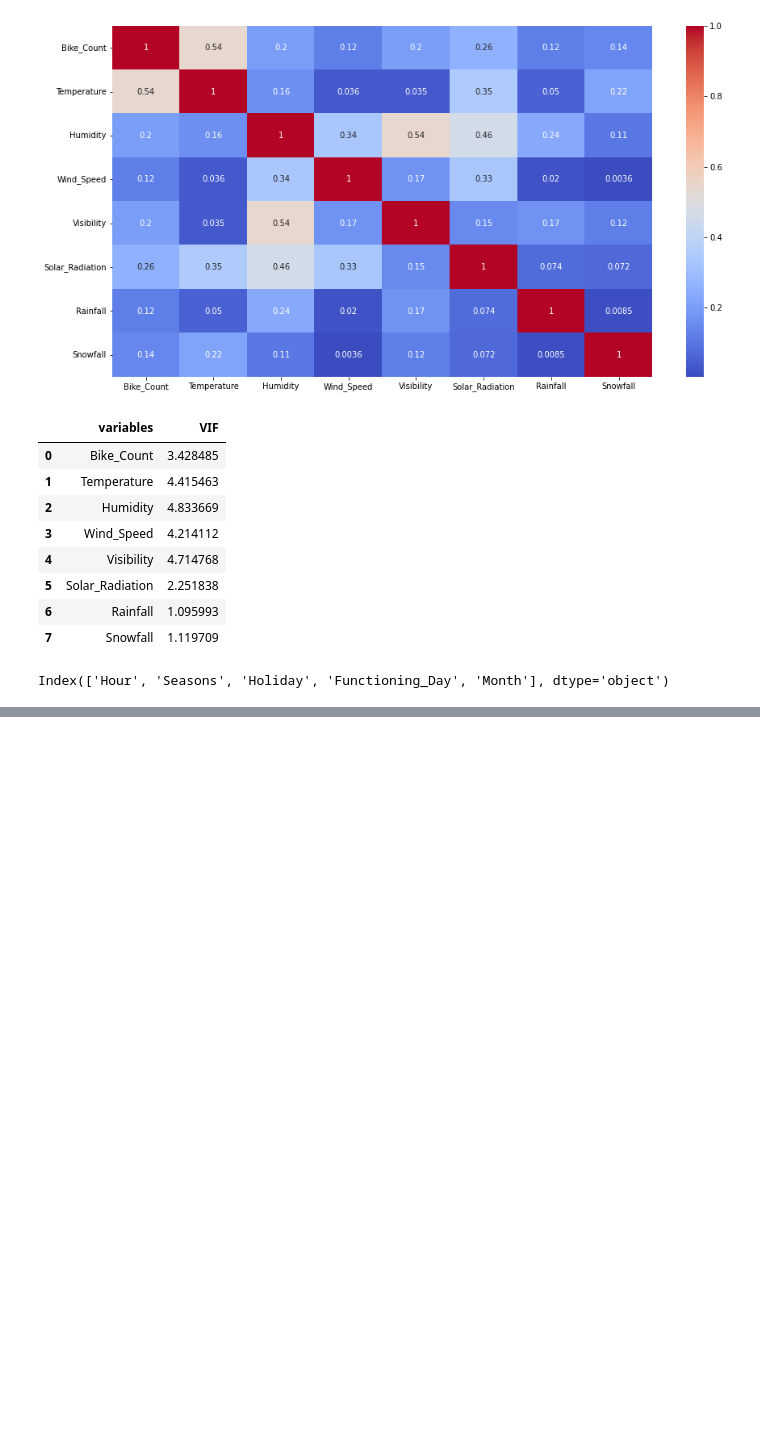
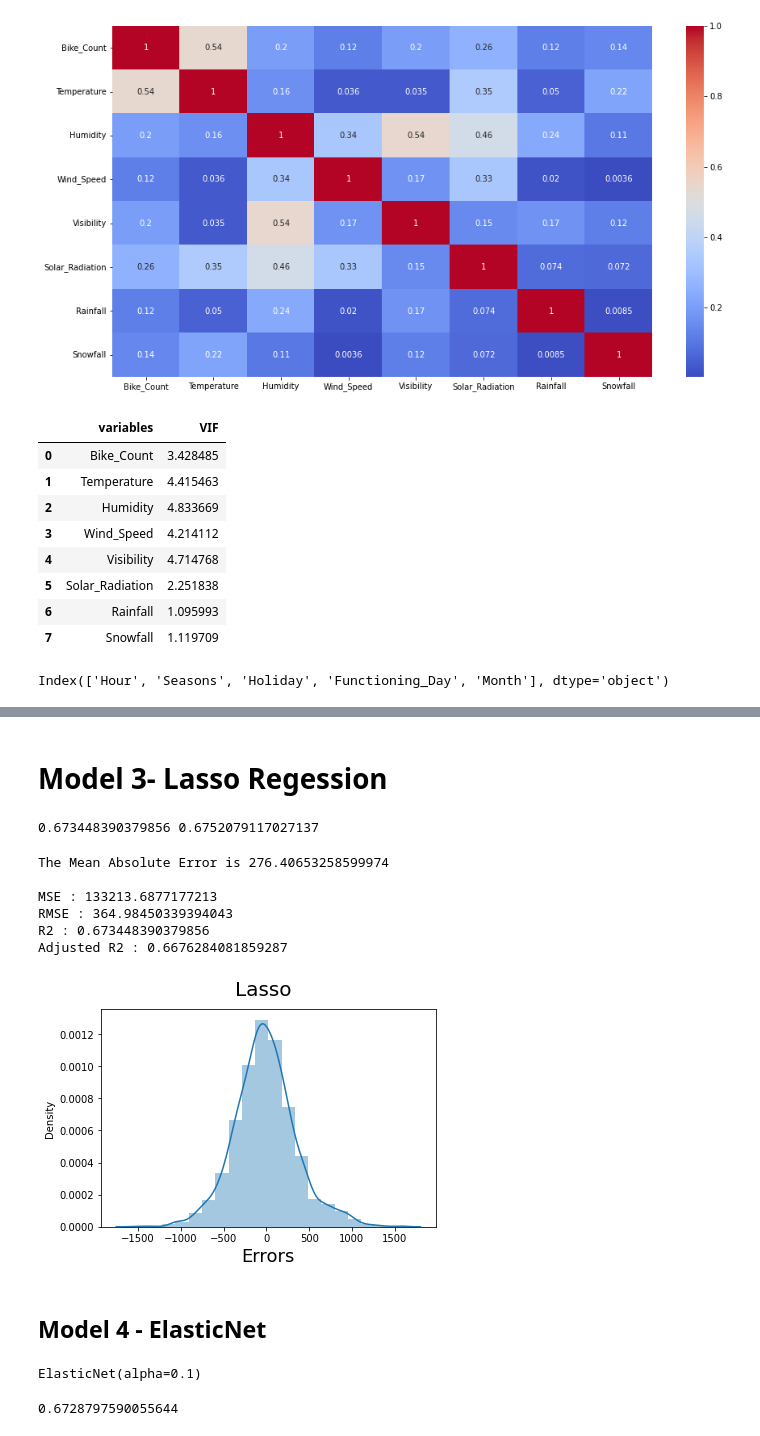
Before and after one commit to junaiskv94/Bike-SHaring-Demand-Prediction, a Jupyter notebook: Bike_Sharing_Demand_Prediction_Capstone_Project.ipynb, the cells around one changed output, grey strips where cells are left out. Cells and saved outputs as stored; diff of their text form; code cells hidden in the pictures; blank space fills up the shorter version.

```diff
--- a/Bike_Sharing_Demand_Prediction_Capstone_Project.ipynb
+++ b/Bike_Sharing_Demand_Prediction_Capstone_Project.ipynb
@@ -563,7 +562,7 @@ calc_vif(data[[i for i in data.describe().columns if i not in ['Rented_Bike_Coun
 | 6 | Rainfall | 1.095993 |
 | 7 | Snowfall | 1.119709 |
 # %%
-data_pred = data.copy()
+data_pred = my_data.copy()
 # %%
 data_pred['Month']=data_pred['Month'].astype('object')
 # %%
@@ -575,0 +757,58 @@ Index(['Hour', 'Seasons', 'Holiday', 'Functioning_Day', 'Month'], dtype='object'
+# %% [markdown]
+# Model 3- Lasso Regession
+# %%
+# Create an instance of Lasso Regression implementation
+from sklearn.linear_model import Lasso
+lasso = Lasso(alpha=1.0, max_iter=3000)
+# Fit the Lasso model
+lasso.fit(X_train, y_train)
+# Create the model score
+print(lasso.score(X_test, y_test), lasso.score(X_train, y_train))
+# %% [output]
+0.673448390379856 0.6752079117027137
+# %%
+#get the X_train and X-test value
+y_pred_train_lasso=lasso.predict(X_train)
+y_pred_test_lasso=lasso.predict(X_test)
+# %%
+resid = y_test - y_pred_test_lasso
+# Mean Absolute Error
+MAE_l = np.mean(np.abs(resid))
+print('The Mean Absolute Error is',MAE_l)
+print()
+
+from sklearn.metrics import mean_squared_error
+#calculate MSE
+MSE_l= mean_squared_error((y_test), (y_pred_test_lasso))
+print("MSE :",MSE_l)
+
+#calculate RMSE
+RMSE_l=np.sqrt(MSE_l)
+print("RMSE :",RMSE_l)
+
+
+
+from sklearn.metrics import r2_score
+#calculate r2 and adjusted r2
+r2_l= r2_score(y_test, y_pred_test_lasso)
+print("R2 :",r2_l)
+Adjusted_R2_l = (1-(1-r2_score(y_test, y_pred_test_lasso))*((X_test.shape[0]-1)/(X_test.shape[0]-X_test.shape[1]-1)) )
+print("Adjusted R2 :",1-(1-r2_score(y_test, y_pred_test_lasso))*((X_test.shape[0]-1)/(X_test.shape[0]-X_test.shape[1]-1)) )
+# %% [output]
+The Mean Absolute Error is 276.40653258599974
+
+MSE : 133213.6877177213
+RMSE : 364.98450339394043
+R2 : 0.673448390379856
+Adjusted R2 : 0.6676284081859287
+# %%
+# Plot the distribution of errors
+fig=plt.figure()
+sns.distplot((resid),bins=20)
+fig.suptitle('Lasso',fontsize=20)
+plt.xlabel('Errors',fontsize=18)
+plt.show()
+# %% [output]
+[figure, added]
+# %% [markdown]
+## Model 4 - ElasticNet
@@ -575,0 +821,10 @@ Index(['Hour', 'Seasons', 'Holiday', 'Functioning_Day', 'Month'], dtype='object'
+# %%
+#FIT THE MODEL
+elasticnet.fit(X_train,y_train)
+# %% [output]
+ElasticNet(alpha=0.1)
+# %%
+#check the score
+elasticnet.score(X_train, y_train)
+# %% [output]
+0.6728797590055644
```
Also changed, not shown: parts of 40 cells of this notebook.
